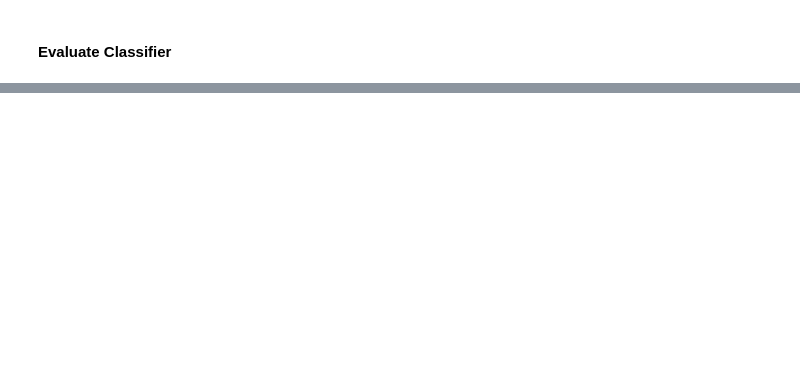
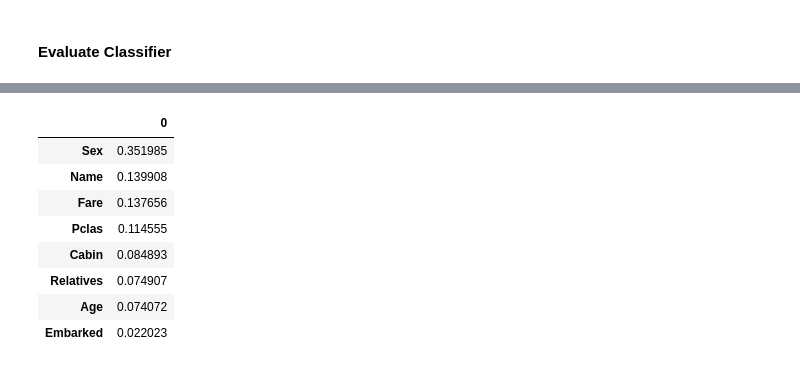
Before and after one commit to miladbehrooz/Classification_Titanic_Data, a Jupyter notebook: notebook/classification_titanic.ipynb, the cells around one changed output, grey strips where cells are left out. Saved outputs shown, nothing was run; the diff lists cells and outputs as text; code cells hidden in the pictures; blank space fills up the shorter version.

```diff
--- a/notebook/classification_titanic.ipynb
+++ b/notebook/classification_titanic.ipynb
@@ -639,0 +646,16 @@ plot_tree(rf['m_rf'][0], feature_names = feature_names_dt,class_names = True, fi
+# %%
+# Feature importance
+importance = pd.DataFrame(rf['m_rf'].feature_importances_)
+importance.index = feature_names_dt
+
+display(importance.sort_values(by = 0, ascending = False).head(10))
+# %% [output]
+|  | 0 |
+| Sex | 0.351985 |
+| Name | 0.139908 |
+| Fare | 0.137656 |
+| Pclas | 0.114555 |
+| Cabin | 0.084893 |
+| Relatives | 0.074907 |
+| Age | 0.074072 |
+| Embarked | 0.022023 |
```
Also changed, not shown: parts of 31 cells of this notebook.
